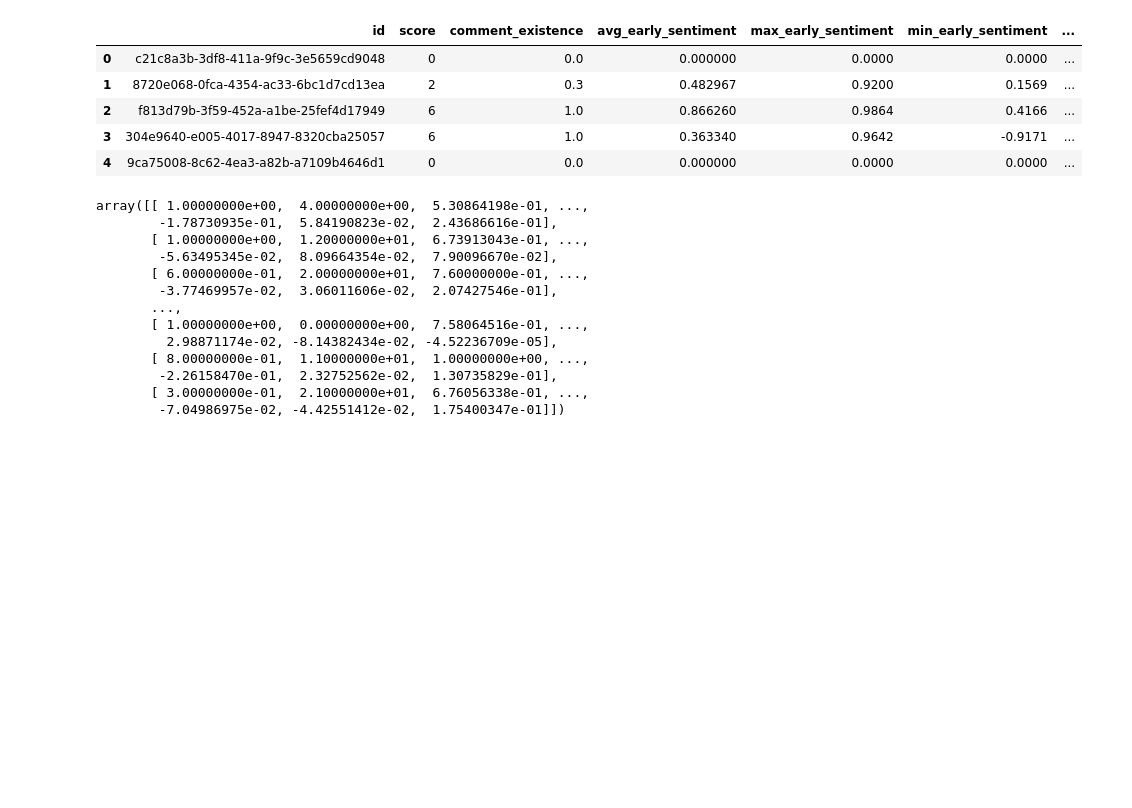
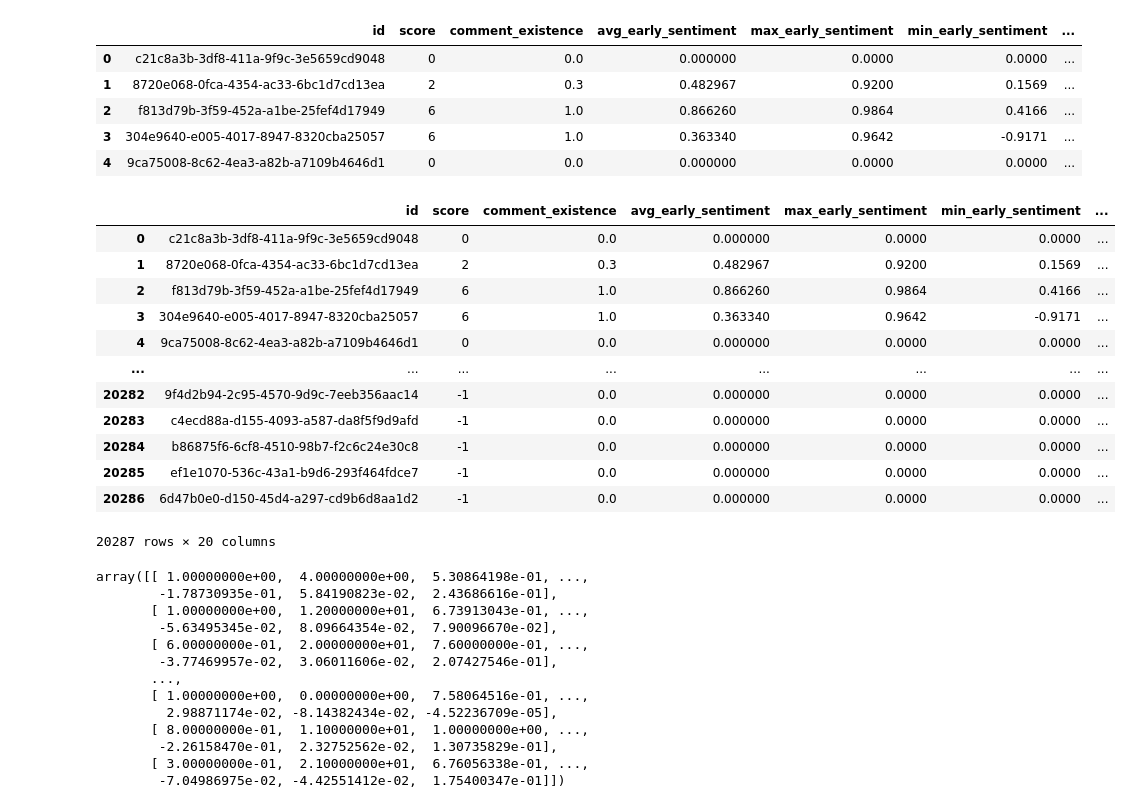
Before and after one commit to Yc1007942/cds_project, a Jupyter notebook: notebooks/mehmeh.ipynb, the cells around one changed output. Saved outputs shown, nothing was run; the diff lists cells and outputs as text; code cells hidden in the pictures; blank space fills up the shorter version.

```diff
--- a/notebooks/mehmeh.ipynb
+++ b/notebooks/mehmeh.ipynb
@@ -59,7 +59,23 @@ df.head()
 | 3 | 304e9640-e005-4017-8947-8320cba25057 | 6 | 1.0 | 0.363340 | 0.9642 | -0.9171 | ... |
 | 4 | 9ca75008-8c62-4ea3-a82b-a7109b4646d1 | 0 | 0.0 | 0.000000 | 0.0000 | 0.0000 | ... |
 # %%
-pic1 = pd.read_pickle(f"{DATA_DIR}/processed_v1_features_train.pkl")
+pic1 = pd.read_pickle(f"{DATA_DIR}/processed_v1_5_9_hf_pure_full.pkl")
+# %%
+pic1
+# %% [output]
+|  | id | score | comment_existence | avg_early_sentiment | max_early_sentiment | min_early_sentiment | ... |
+| 0 | c21c8a3b-3df8-411a-9f9c-3e5659cd9048 | 0 | 0.0 | 0.000000 | 0.0000 | 0.0000 | ... |
+| 1 | 8720e068-0fca-4354-ac33-6bc1d7cd13ea | 2 | 0.3 | 0.482967 | 0.9200 | 0.1569 | ... |
+| 2 | f813d79b-3f59-452a-a1be-25fef4d17949 | 6 | 1.0 | 0.866260 | 0.9864 | 0.4166 | ... |
+| 3 | 304e9640-e005-4017-8947-8320cba25057 | 6 | 1.0 | 0.363340 | 0.9642 | -0.9171 | ... |
+| 4 | 9ca75008-8c62-4ea3-a82b-a7109b4646d1 | 0 | 0.0 | 0.000000 | 0.0000 | 0.0000 | ... |
+| ... | ... | ... | ... | ... | ... | ... | ... |
+| 20282 | 9f4d2b94-2c95-4570-9d9c-7eeb356aac14 | -1 | 0.0 | 0.000000 | 0.0000 | 0.0000 | ... |
+| 20283 | c4ecd88a-d155-4093-a587-da8f5f9d9afd | -1 | 0.0 | 0.000000 | 0.0000 | 0.0000 | ... |
+| 20284 | b86875f6-6cf8-4510-98b7-f2c6c24e30c8 | -1 | 0.0 | 0.000000 | 0.0000 | 0.0000 | ... |
+| 20285 | ef1e1070-536c-43a1-b9d6-293f464fdce7 | -1 | 0.0 | 0.000000 | 0.0000 | 0.0000 | ... |
+| 20286 | 6d47b0e0-d150-45d4-a297-cd9b6d8aa1d2 | -1 | 0.0 | 0.000000 | 0.0000 | 0.0000 | ... |
+20287 rows × 20 columns
 # %%
 pic1
 # %% [output]
```
Also changed, not shown: 8 other files.
